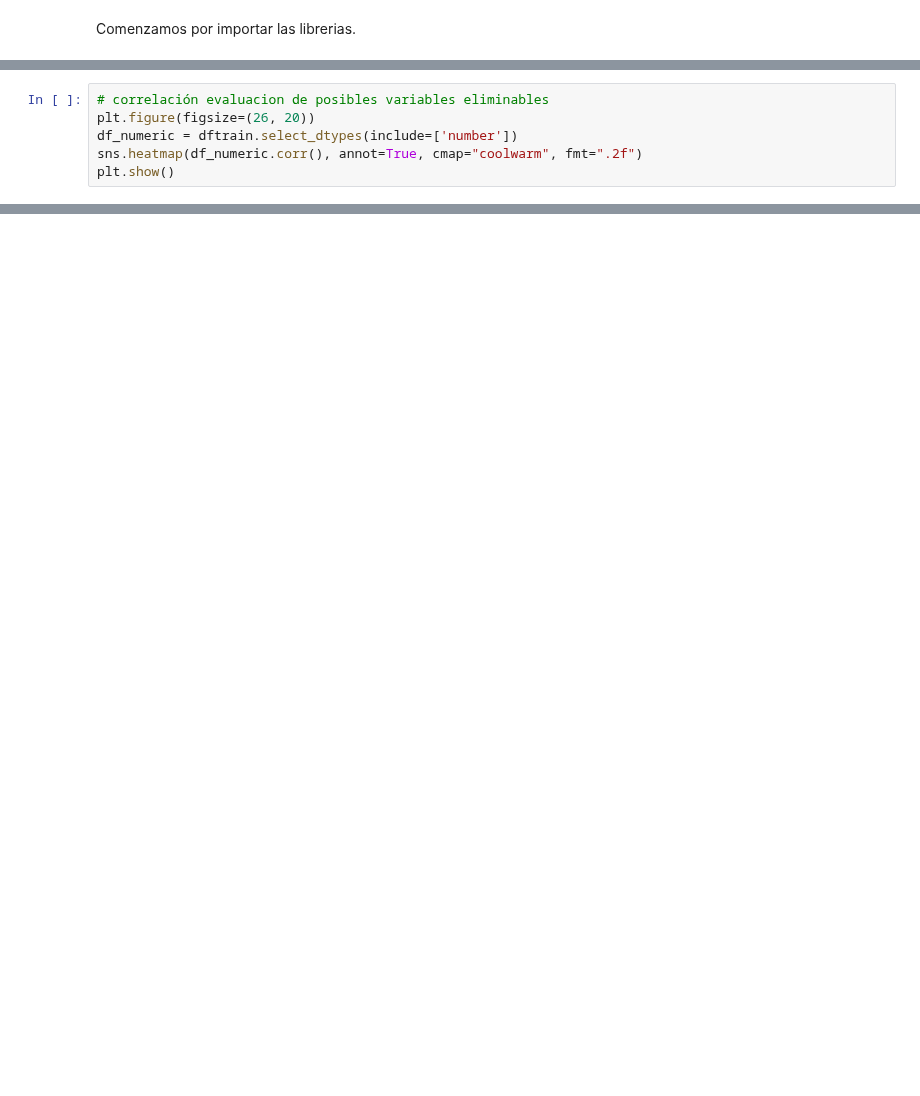
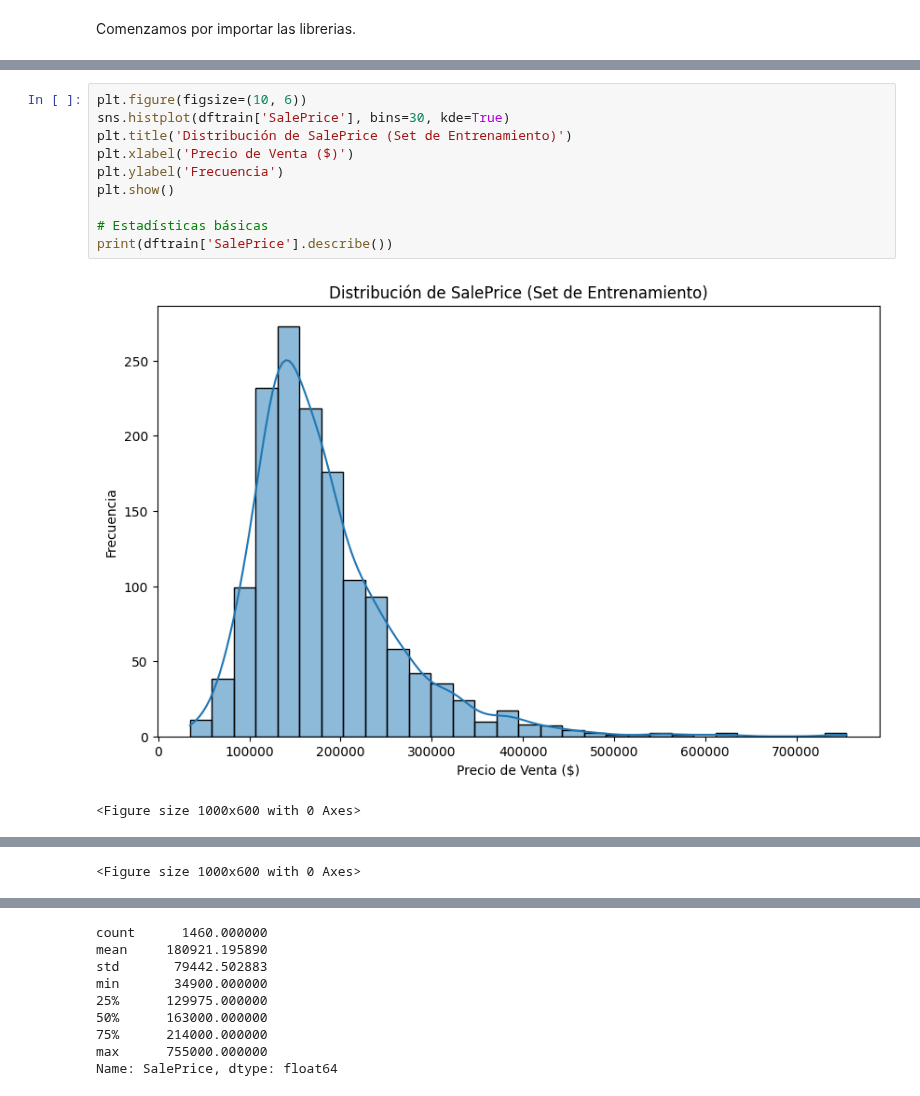
Before and after one commit to DiegoLinares11/Modelos-de-Regresion-Lineal, a Jupyter notebook: Entrega_1/anslisisRel.ipynb, the cells around one changed output, grey strips where cells are left out. Cells and saved outputs as stored; diff of their text form; blank space fills up the shorter version.

```diff
--- a/Entrega_1/anslisisRel.ipynb
+++ b/Entrega_1/anslisisRel.ipynb
@@ -21,6 +29,13 @@ dftrain.head()
-# %%
-# correlación evaluacion de posibles variables eliminables
-plt.figure(figsize=(26, 20))
-df_numeric = dftrain.select_dtypes(include=['number'])
-sns.heatmap(df_numeric.corr(), annot=True, cmap="coolwarm", fmt=".2f")
-plt.show()
+# %%
+plt.figure(figsize=(10, 6))
+sns.histplot(dftrain['SalePrice'], bins=30, kde=True)
+plt.title('Distribución de SalePrice (Set de Entrenamiento)')
+plt.xlabel('Precio de Venta ($)')
+plt.ylabel('Frecuencia')
+plt.show()
+
+# Estadísticas básicas
+print(dftrain['SalePrice'].describe())
+# %% [output]
+[figure, added]
+<Figure size 1000x600 with 0 Axes>
@@ -26,0 +43 @@ plt.show()
+<Figure size 1000x600 with 0 Axes>
@@ -26,0 +46,9 @@ plt.show()
+count      1460.000000
+mean     180921.195890
+std       79442.502883
+min       34900.000000
+25%      129975.000000
+50%      163000.000000
+75%      214000.000000
+max      755000.000000
+Name: SalePrice, dtype: float64
```
Also changed, not shown: parts of 8 cells of this notebook.
